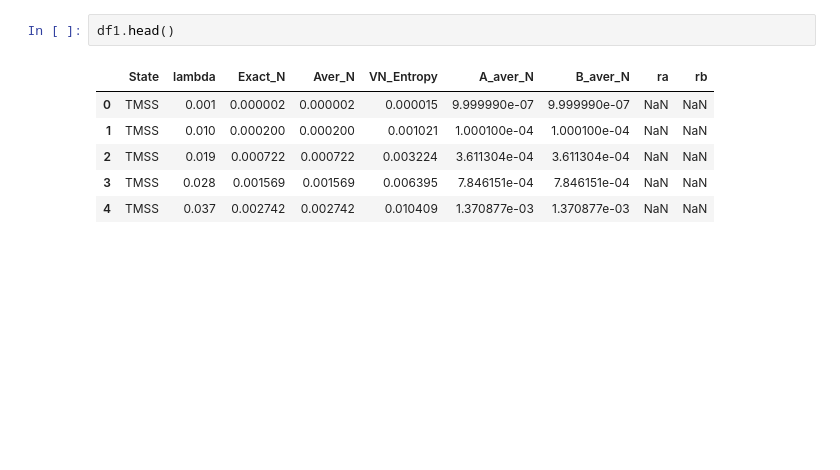
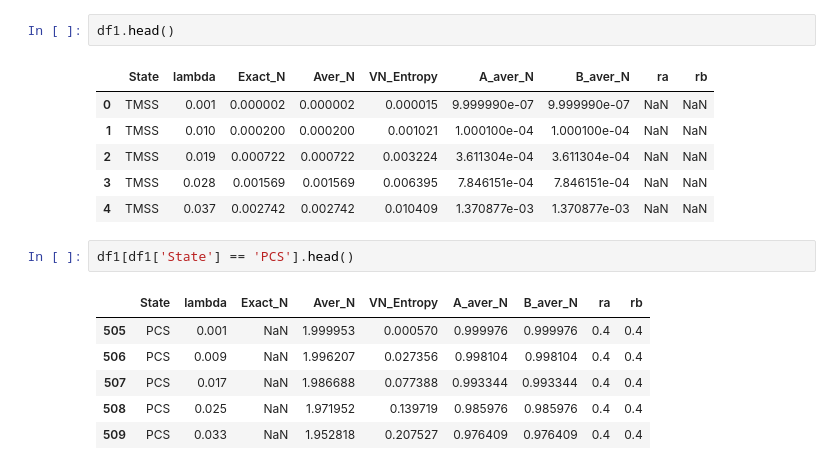
Before and after one commit to lffan/quantum_illumination, a Jupyter notebook: ipynbs/Experiment_0_Basic_Attributes.ipynb, the cells around one changed output. Cells and saved outputs as stored; diff of their text form; blank space fills up the shorter version.

```diff
--- a/ipynbs/Experiment_0_Basic_Attributes.ipynb
+++ b/ipynbs/Experiment_0_Basic_Attributes.ipynb
@@ -31,6 +31,15 @@ df1.head()
 | 2 | TMSS | 0.019 | 0.000722 | 0.000722 | 0.003224 | 3.611304e-04 | 3.611304e-04 | NaN | NaN |
 | 3 | TMSS | 0.028 | 0.001569 | 0.001569 | 0.006395 | 7.846151e-04 | 7.846151e-04 | NaN | NaN |
 | 4 | TMSS | 0.037 | 0.002742 | 0.002742 | 0.010409 | 1.370877e-03 | 1.370877e-03 | NaN | NaN |
+# %%
+df1[df1['State'] == 'PCS'].head()
+# %% [output]
+|  | State | lambda | Exact_N | Aver_N | VN_Entropy | A_aver_N | B_aver_N | ra | rb |
+| 505 | PCS | 0.001 | NaN | 1.999953 | 0.000570 | 0.999976 | 0.999976 | 0.4 | 0.4 |
+| 506 | PCS | 0.009 | NaN | 1.996207 | 0.027356 | 0.998104 | 0.998104 | 0.4 | 0.4 |
+| 507 | PCS | 0.017 | NaN | 1.986688 | 0.077388 | 0.993344 | 0.993344 | 0.4 | 0.4 |
+| 508 | PCS | 0.025 | NaN | 1.971952 | 0.139719 | 0.985976 | 0.985976 | 0.4 | 0.4 |
+| 509 | PCS | 0.033 | NaN | 1.952818 | 0.207527 | 0.976409 | 0.976409 | 0.4 | 0.4 |
 # %%
 for name in ('PS', 'PSA'):
     temp_df = df1[df1['State'] == name]
```
Also changed, not shown: parts of 12 cells of this notebook, 1 other file.
